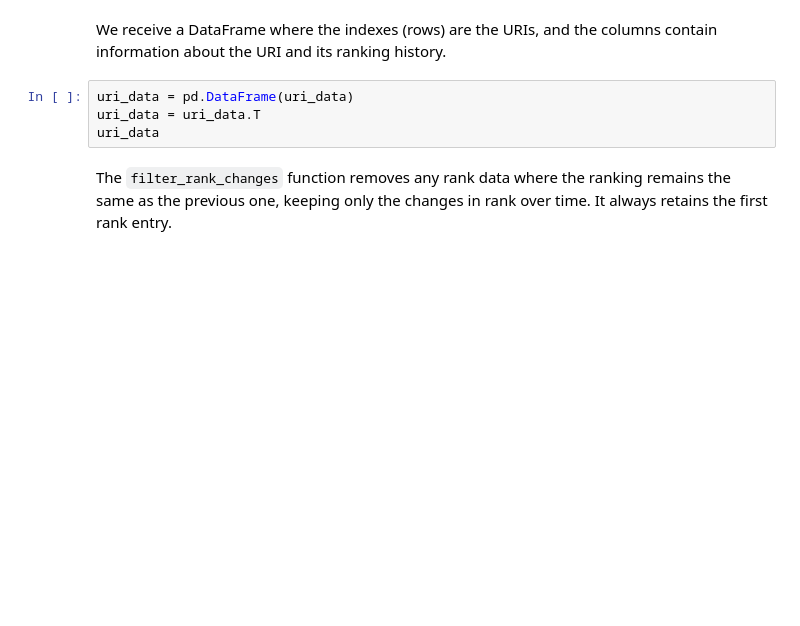
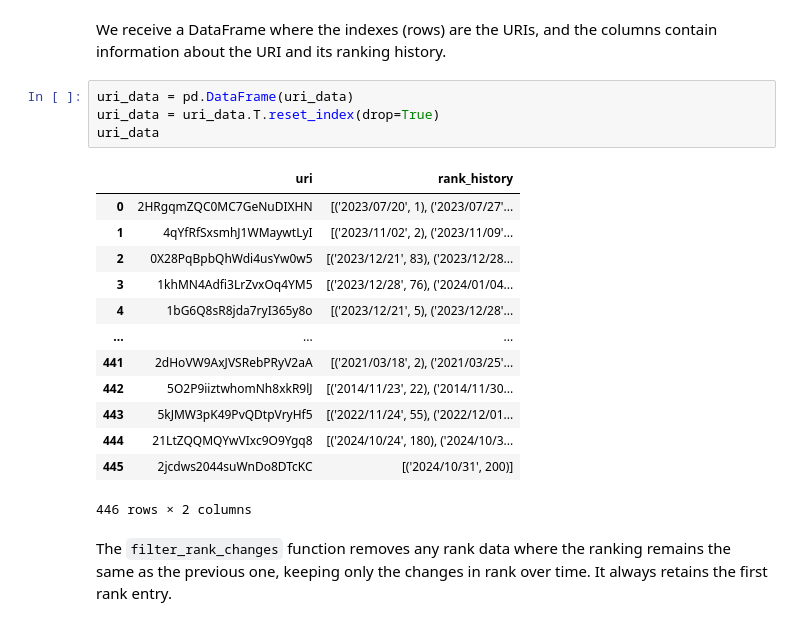
Before and after one commit to pililover/DataScience-Jobs-Market, a Jupyter notebook: SOURCECODE/Data_analysis.ipynb, the cells around one changed output. Drawn from its saved outputs; the diff is of its cells as text; blank space fills up the shorter version.

```diff
--- a/SOURCECODE/Data_analysis.ipynb
+++ b/SOURCECODE/Data_analysis.ipynb
@@ -170,8 +168,22 @@ for uri in uri_list:
 We receive a DataFrame where the indexes (rows) are the URIs, and the columns contain information about the URI and its ranking history.
 # %%
 uri_data = pd.DataFrame(uri_data)
-uri_data = uri_data.T
+uri_data = uri_data.T.reset_index(drop=True)
 uri_data
+# %% [output]
+|  | uri | rank_history |
+| 0 | 2HRgqmZQC0MC7GeNuDIXHN | [('2023/07/20', 1), ('2023/07/27'... |
+| 1 | 4qYfRfSxsmhJ1WMaywtLyI | [('2023/11/02', 2), ('2023/11/09'... |
+| 2 | 0X28PqBpbQhWdi4usYw0w5 | [('2023/12/21', 83), ('2023/12/28... |
+| 3 | 1khMN4Adfi3LrZvxOq4YM5 | [('2023/12/28', 76), ('2024/01/04... |
+| 4 | 1bG6Q8sR8jda7ryI365y8o | [('2023/12/21', 5), ('2023/12/28'... |
+| ... | ... | ... |
+| 441 | 2dHoVW9AxJVSRebPRyV2aA | [('2021/03/18', 2), ('2021/03/25'... |
+| 442 | 5O2P9iiztwhomNh8xkR9lJ | [('2014/11/23', 22), ('2014/11/30... |
+| 443 | 5kJMW3pK49PvQDtpVryHf5 | [('2022/11/24', 55), ('2022/12/01... |
+| 444 | 21LtZQQMQYwVIxc9O9Ygq8 | [('2024/10/24', 180), ('2024/10/3... |
+| 445 | 2jcdws2044suWnDo8DTcKC | [('2024/10/31', 200)] |
+446 rows × 2 columns
 # %% [markdown]
 The `filter_rank_changes` function removes any rank data where the ranking remains the same as the previous one, keeping only the changes in rank over time. It always retains the first rank entry.
 # %%
```
Also changed, not shown: parts of 19 cells of this notebook, 1 other file.
